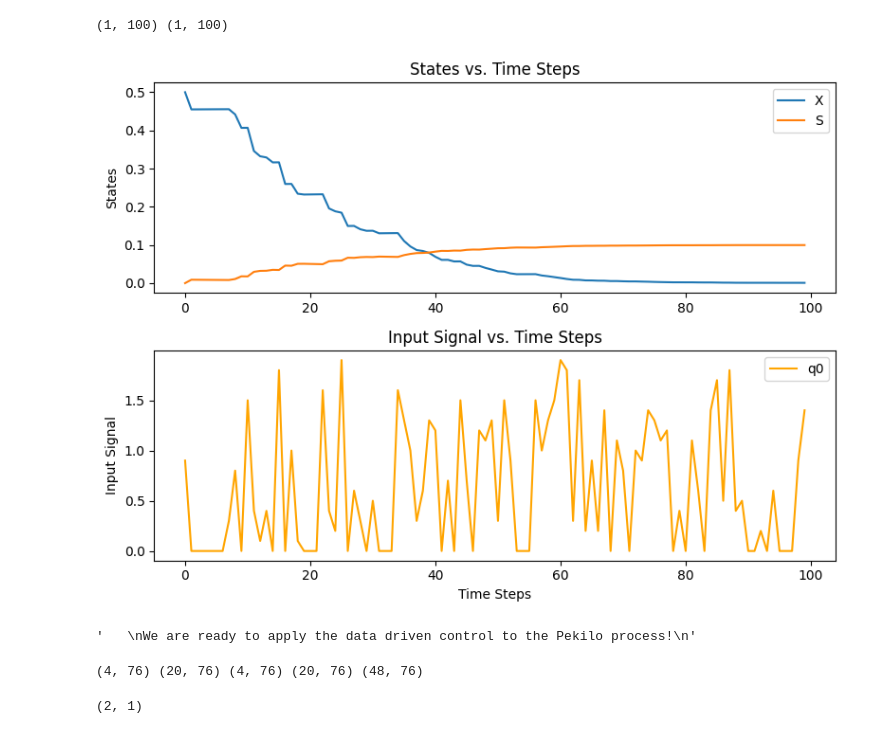
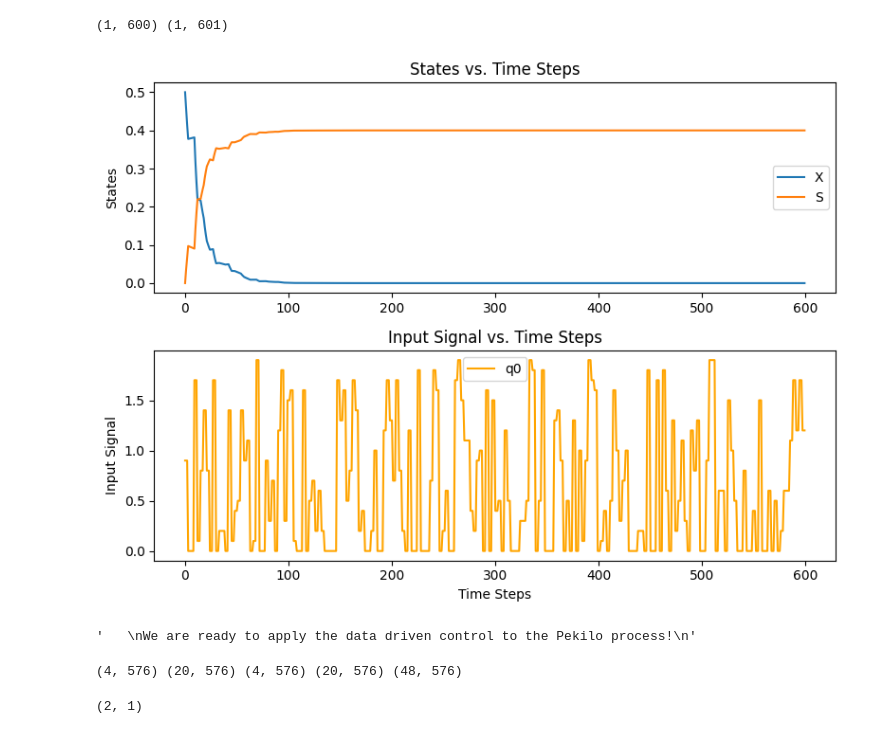
Before and after one commit to teimour-halizadeh/direct_MPC_for_Pekilo, a Jupyter notebook: main.ipynb, the cells around one changed output. Drawn from its saved outputs; the diff is of its cells as text; code cells hidden in the pictures.

```diff
--- a/main.ipynb
+++ b/main.ipynb
@@ -22,15 +22,16 @@ def generate_prbs_like_signal(array1, array2, NUM_STEPS):
 
 def simulating_system(initial_cond, system_input, system_parameters):
 
-    states = np.zeros(shape = (2, np.size(system_input, 1)))
+    states = np.zeros(shape = (2, np.size(system_input, 1) + 1))
     # initial states
     states[:, [0]] = initial_cond
 
-    for i in range(np.size(system_input, 1)-1):
+    for i in range(np.size(system_input, 1)):
 
         mumax = system_parameters[0]
         Ks = system_parameters[1]
         Y = system_parameters[2]
+        S0 = system_parameters[3]
 
         X = states[0, i]
         S = states[1, i]
@@ -38,7 +39,7 @@ def simulating_system(initial_cond, system_input, system_parameters):
         q0 = system_input[0, i]
 
         states[0, i+1] = Ts * ((mumax*S*X/(Ks+S)) - q0*X) + X
-        states[1, i+1] = Ts * (-((mumax/Y)*S*X/(Ks+S)) + q0*(0.1-S) ) + S
+        states[1, i+1] = Ts * (-((mumax/Y)*S*X/(Ks+S)) + q0*(S0-S) ) + S
 
     return states
 
@@ -82,9 +83,9 @@ def solve_data_driven_mpc(dict_matrix,u_ini, y_ini, Q, R, r, N,
 
     # Construct the right-hand side vector
     b = np.hstack([
-        np.ones(N) * u_lower_bound,
+        np.ones(N) * -1 * u_lower_bound,
         np.ones(N) * u_upper_bound,
-        np.ones(N) * y_lower_bound,
+        np.ones(N) * -1 * y_lower_bound,
         np.ones(N) * y_upper_bound
     ])
 
@@ -106,15 +107,14 @@ Ts = 0.1
 # initial states
 initial_cond = np.array([[0.5],[0]])
 # system nominal parameter
-system_parameters = (np.array([0.4, 2, 0.6]))
+system_parameters = (np.array([0.4, 2, 0.6, 0.4]))
 
 
-
-step_length = [1]
+step_length = [3]
 steps = np.arange(0, 2, 0.1)
 zeros = np.zeros(shape=(10))
 steps_level = np.concatenate((steps, zeros))
-NUM_STEPS = 100
+NUM_STEPS = 200
 system_input = generate_prbs_like_signal(step_length, steps_level, NUM_STEPS)
 
 
@@ -128,34 +128,34 @@ system_output = states[[1],:]
 
 print(system_input.shape, system_output.shape)
 # %% [output]
-(1, 100) (1, 100)
+(1, 600) (1, 601)
 # %%
 
 # Time steps
 SIM_TIME = np.size(system_input, 1)
 time_steps = np.arange(SIM_TIME)
 
 # Plotting
 fig, axes = plt.subplots(2, 1, figsize=(8, 6))
 
 # First subplot: states vs. time steps
-axes[0].plot(time_steps, states[0, :], label="X")
-axes[0].plot(time_steps, states[1, :], label="S")
+axes[0].plot(time_steps, states[0, :-1], label="X")
+axes[0].plot(time_steps, states[1, :-1], label="S")
 axes[0].set_title("States vs. Time Steps")
 axes[0].set_ylabel("States")
 axes[0].legend()
 
 
 # Second subplot: input signal vs. time steps
 axes[1].plot(time_steps, system_input[0, :], label="q0", color="orange")
 axes[1].set_title("Input Signal vs. Time Steps")
 axes[1].set_xlabel("Time Steps")
 axes[1].set_ylabel("Input Signal")
 axes[1].legend()
 
 
 # Adjust layout and show the plot
 plt.tight_layout()
 plt.show()
 # %% [output]
-[figure, old version]
+[figure, new version]
@@ -186,7 +184,7 @@ dict_matrix = np.concatenate((Up, Yp, Uf, Yf), axis=0)
 
 print(Up.shape, Uf.shape, Yp.shape, Yf.shape, dict_matrix.shape)
 # %% [output]
-(4, 76) (20, 76) (4, 76) (20, 76) (48, 76)
+(4, 576) (20, 576) (4, 576) (20, 576) (48, 576)
 # %%
 # initial states
 # initial_cond = np.array([[0.1],[0]])
```
Also changed, not shown: parts of 5 cells of this notebook.
